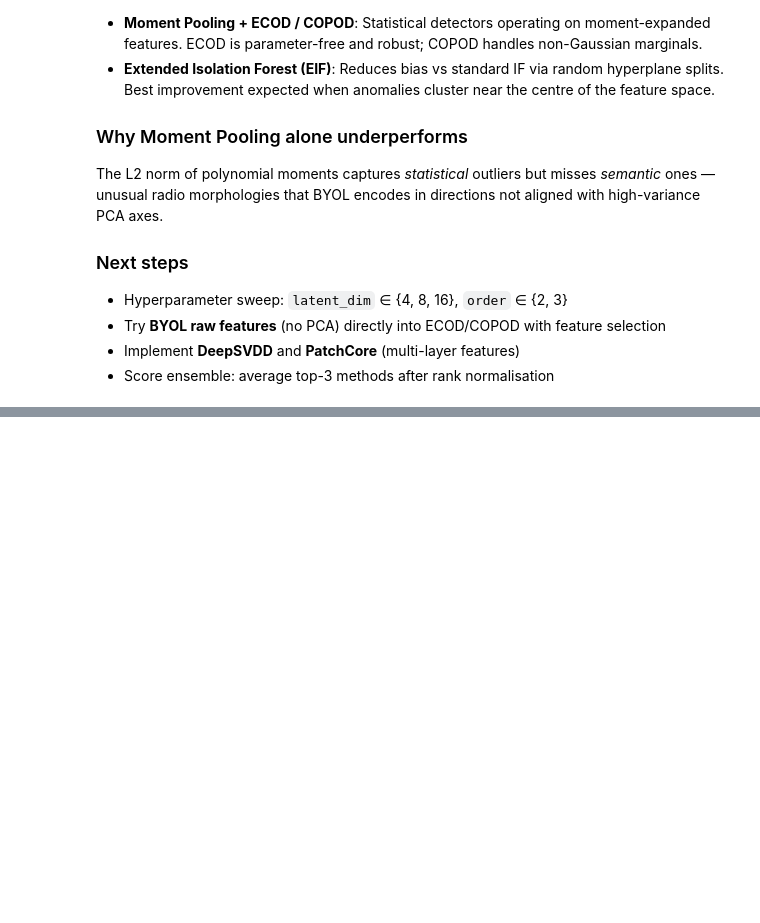
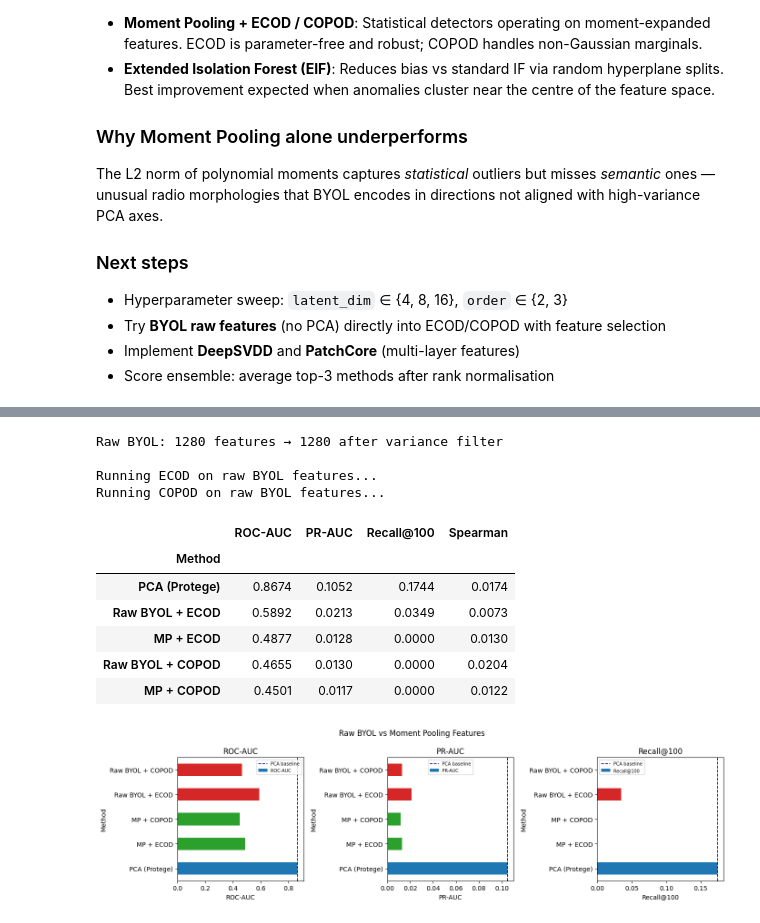
Before and after one commit to MioraRandrianasy/MGCLS_Moment_pooling_vs_PCA, a Jupyter notebook: scripts/evaluation.ipynb, the cells around one changed output, grey strips where cells are left out. Cells and saved outputs as stored; diff of their text form; code cells hidden in the pictures; blank space fills up the shorter version.

```diff
--- a/scripts/evaluation.ipynb
+++ b/scripts/evaluation.ipynb
@@ -301,0 +424,67 @@ The L2 norm of polynomial moments captures *statistical* outliers but misses *se
+# %%
+
+# Remove near-zero-variance features (threshold = 0.01 on standardised data)
+vt = VarianceThreshold(threshold=0.01)
+X_vt = vt.fit_transform(X_scaled)
+print(f"Raw BYOL: {X_scaled.shape[1]} features → {X_vt.shape[1]} after variance filter")
+
+# ECOD on raw features
+print("\nRunning ECOD on raw BYOL features...")
+raw_ecod = ECOD(contamination=0.1)
+raw_ecod.fit(X_vt)
+raw_ecod_scores = pd.Series(raw_ecod.decision_scores_, index=X.index, name='score')
+
+# COPOD on raw features
+print("Running COPOD on raw BYOL features...")
+raw_copod = COPOD(contamination=0.1)
+raw_copod.fit(X_vt)
+raw_copod_scores = pd.Series(raw_copod.decision_scores_, index=X.index, name='score')
+
+# Compare with MP versions
+raw_methods = {
+    'PCA (Protege)':       pca_scores,
+    'MP + ECOD':           mp_ecod_scores,
+    'MP + COPOD':          mp_copod_scores,
+    'Raw BYOL + ECOD':     raw_ecod_scores,
+    'Raw BYOL + COPOD':    raw_copod_scores,
+}
+
+raw_results = []
+for name, scores in raw_methods.items():
+    m = compute_metrics(y_interesting, scores)
+    raw_results.append({
+        'Method': name,
+        'ROC-AUC': round(m['roc_auc'], 4),
+        'PR-AUC':  round(m['pr_auc'],  4),
+        'Recall@100': round(topk_recall(y_interesting, scores), 4),
+        'Spearman':   round(labels.corr(scores, method='spearman'), 4),
+    })
+
+df_raw = pd.DataFrame(raw_results).set_index('Method')
+display(df_raw.sort_values('ROC-AUC', ascending=False))
+
+# Bar chart comparison
+fig, axes = plt.subplots(1, 3, figsize=(14, 4))
+for ax, col in zip(axes, ['ROC-AUC', 'PR-AUC', 'Recall@100']):
+    df_raw[col].plot.barh(ax=ax, color=['#1f77b4', '#2ca02c', '#2ca02c', '#d62728', '#d62728'])
+    ax.set_title(col)
+    ax.set_xlabel(col)
+    ax.axvline(df_raw.loc['PCA (Protege)', col], color='navy', linestyle='--',
+               linewidth=1.2, label='PCA baseline')
+    ax.legend(fontsize=7)
+plt.suptitle('Raw BYOL vs Moment Pooling Features', fontsize=12)
+plt.tight_layout()
+plt.show()
+# %% [output]
+Raw BYOL: 1280 features → 1280 after variance filter
+
+Running ECOD on raw BYOL features...
+Running COPOD on raw BYOL features...
+|  | ROC-AUC | PR-AUC | Recall@100 | Spearman |
+| Method |  |  |  |  |
+| PCA (Protege) | 0.8674 | 0.1052 | 0.1744 | 0.0174 |
+| Raw BYOL + ECOD | 0.5892 | 0.0213 | 0.0349 | 0.0073 |
+| MP + ECOD | 0.4877 | 0.0128 | 0.0000 | 0.0130 |
+| Raw BYOL + COPOD | 0.4655 | 0.0130 | 0.0000 | 0.0204 |
+| MP + COPOD | 0.4501 | 0.0117 | 0.0000 | 0.0122 |
+[figure, added]
```
Also changed, not shown: parts of 54 cells of this notebook, 2 other files.
